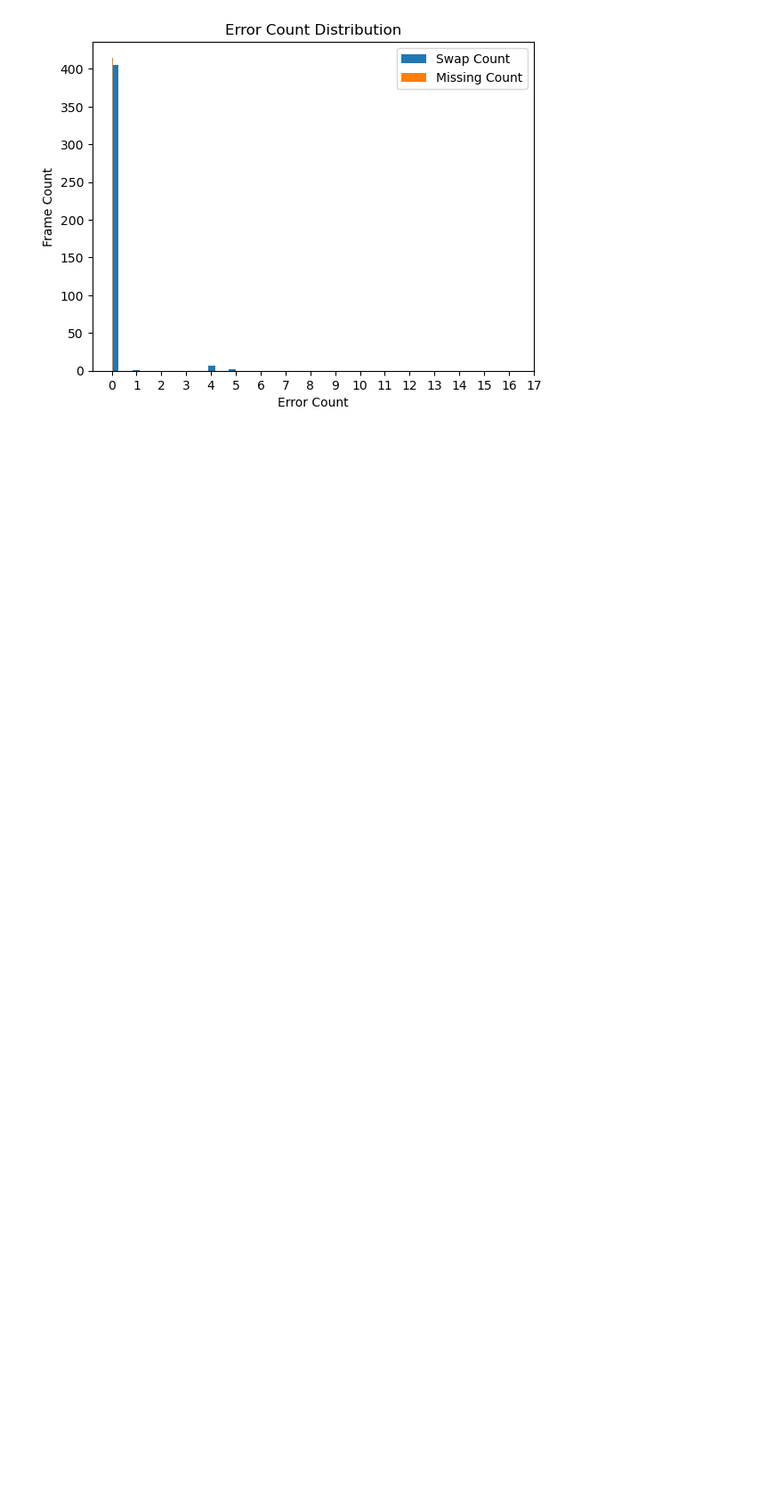
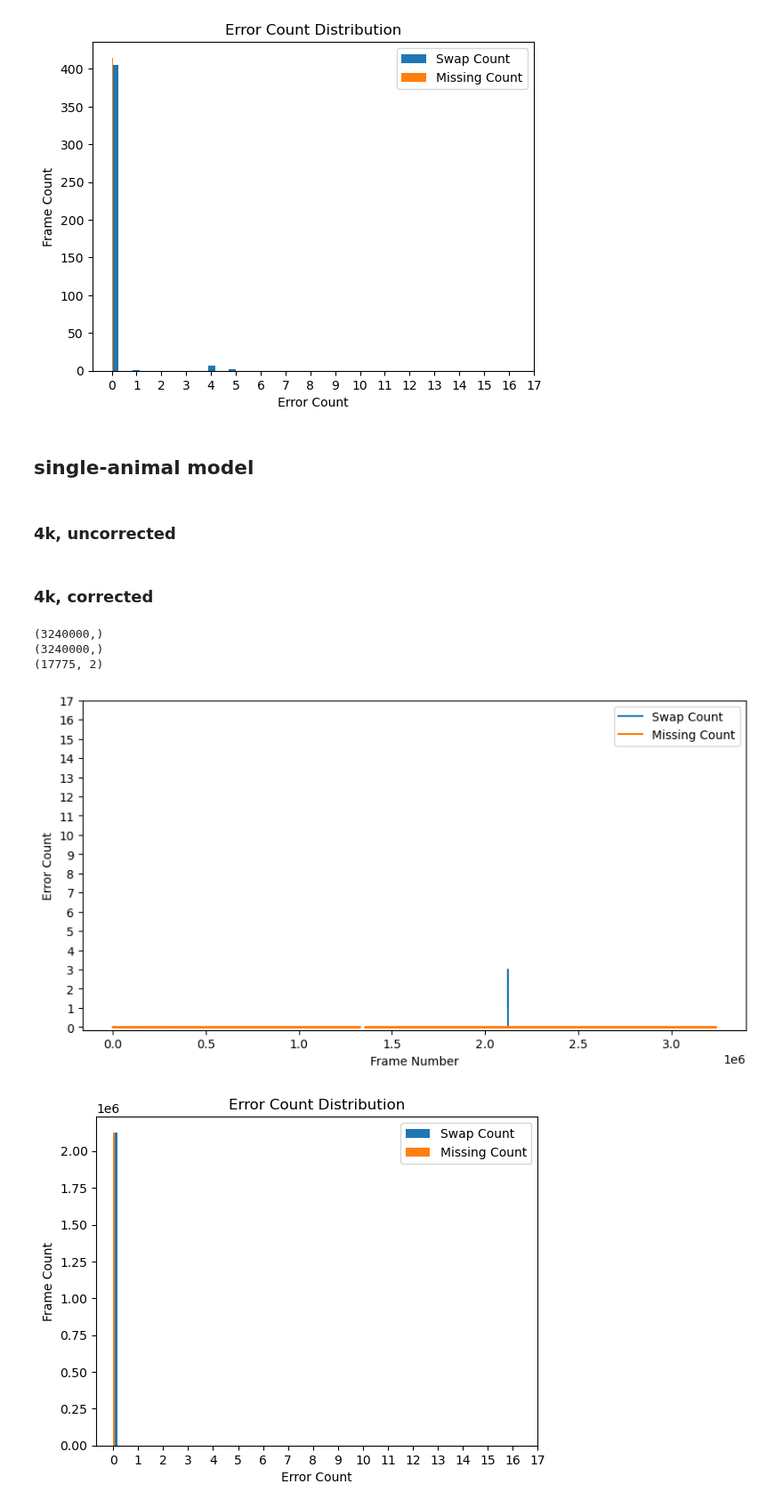
Before and after one commit to mingxiaowei/jelly-sleap, a Jupyter notebook: sleap/jelly/notebook/error_profiling_multi.ipynb, the cells around one changed output. Shown at 89% size. Saved outputs shown, nothing was run; the diff lists cells and outputs as text; code cells hidden in the pictures; blank space fills up the shorter version.

```diff
--- a/sleap/jelly/notebook/error_profiling_multi.ipynb
+++ b/sleap/jelly/notebook/error_profiling_multi.ipynb
@@ -234,3 +269,30 @@ swap_cnt_lst, missing_cnt_lst,filtered_ranges = eval_discrete_points(test_untrac
 # %% [output]
 [figure]
 [figure]
+# %% [markdown]
+## single-animal model
+# %% [markdown]
+### 4k, uncorrected
+# %% [markdown]
+### 4k, corrected
+# %%
+save_path = '/home/mingxiao/Desktop/jellyfish/label/predictions/single_model_eval_'
+    # np.save(f'{save_path}_swap_cnt_lst.npy', swap_cnt_lst)
+    # np.save(f'{save_path}_missing_cnt_lst.npy', missing_cnt_lst)
+    # np.save(f'{save_path}_filtered_ranges.npy', filtered_ranges)
+swap_cnt_lst = np.load(f'{save_path}_swap_cnt_lst.npy')
+missing_cnt_lst = np.load(f'{save_path}_missing_cnt_lst.npy')
+filtered_ranges = np.load(f'{save_path}_filtered_ranges.npy')
+print(swap_cnt_lst.shape)
+print(missing_cnt_lst.shape)
+print(filtered_ranges.shape)
+# %% [output]
+(3240000,)
+(3240000,)
+(17775, 2)
+# %%
+plot_error_count_over_time(swap_cnt_lst, missing_cnt_lst, plot_total=False, tb_cnt=17)
+plot_error_count_distribution(swap_cnt_lst, missing_cnt_lst, tb_cnt=17)
+# %% [output]
+[figure, added]
+[figure, added]
```
Also changed, not shown: parts of 16 cells of this notebook, 8 other files.
